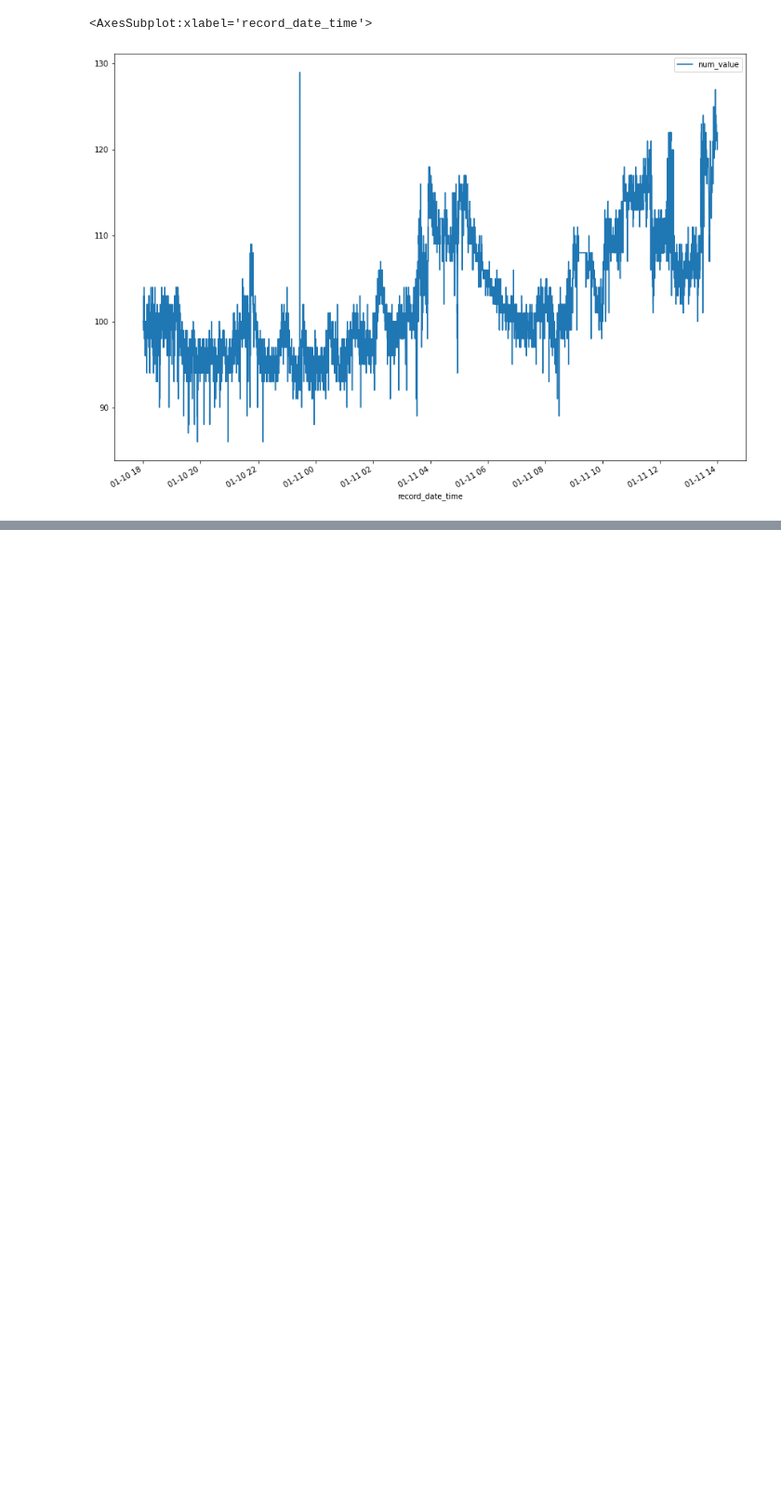
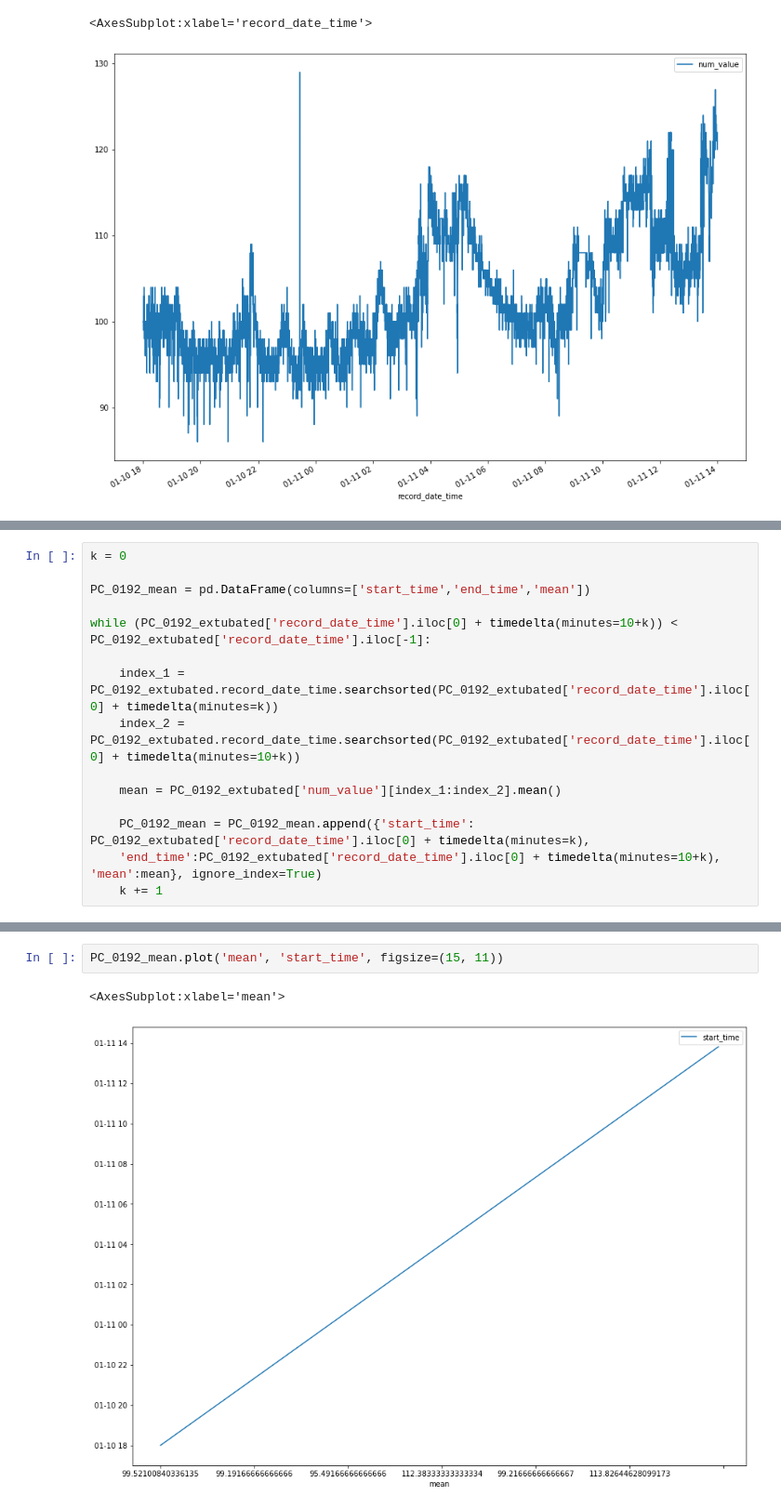
Before and after one commit to l-khali/old_In2Research, a Jupyter notebook: PC-0192_analysis.ipynb, the cells around one changed output, grey strips where cells are left out. Shown at 93% size. Drawn from its saved outputs; the diff is of its cells as text; blank space fills up the shorter version.

Commit message:
df of means

```diff
--- a/PC-0192_analysis.ipynb
+++ b/PC-0192_analysis.ipynb
@@ -124,0 +133,15 @@ PC_0192_extubated.plot('record_date_time', 'num_value', figsize=(15, 11))
+# %%
+k = 0
+
+PC_0192_mean = pd.DataFrame(columns=['start_time','end_time','mean'])
+
+while (PC_0192_extubated['record_date_time'].iloc[0] + timedelta(minutes=10+k)) < PC_0192_extubated['record_date_time'].iloc[-1]:
+
+    index_1 = PC_0192_extubated.record_date_time.searchsorted(PC_0192_extubated['record_date_time'].iloc[0] + timedelta(minutes=k))
+    index_2 = PC_0192_extubated.record_date_time.searchsorted(PC_0192_extubated['record_date_time'].iloc[0] + timedelta(minutes=10+k))
+
+    mean = PC_0192_extubated['num_value'][index_1:index_2].mean()
+
+    PC_0192_mean = PC_0192_mean.append({'start_time': PC_0192_extubated['record_date_time'].iloc[0] + timedelta(minutes=k),
+    'end_time':PC_0192_extubated['record_date_time'].iloc[0] + timedelta(minutes=10+k), 'mean':mean}, ignore_index=True)
+    k += 1
@@ -124,0 +164,5 @@ PC_0192_extubated.plot('record_date_time', 'num_value', figsize=(15, 11))
+# %%
+PC_0192_mean.plot('mean', 'start_time', figsize=(15, 11))
+# %% [output]
+<AxesSubplot:xlabel='mean'>
+[figure, added]
```
Also changed, not shown: parts of 3 cells of this notebook.
